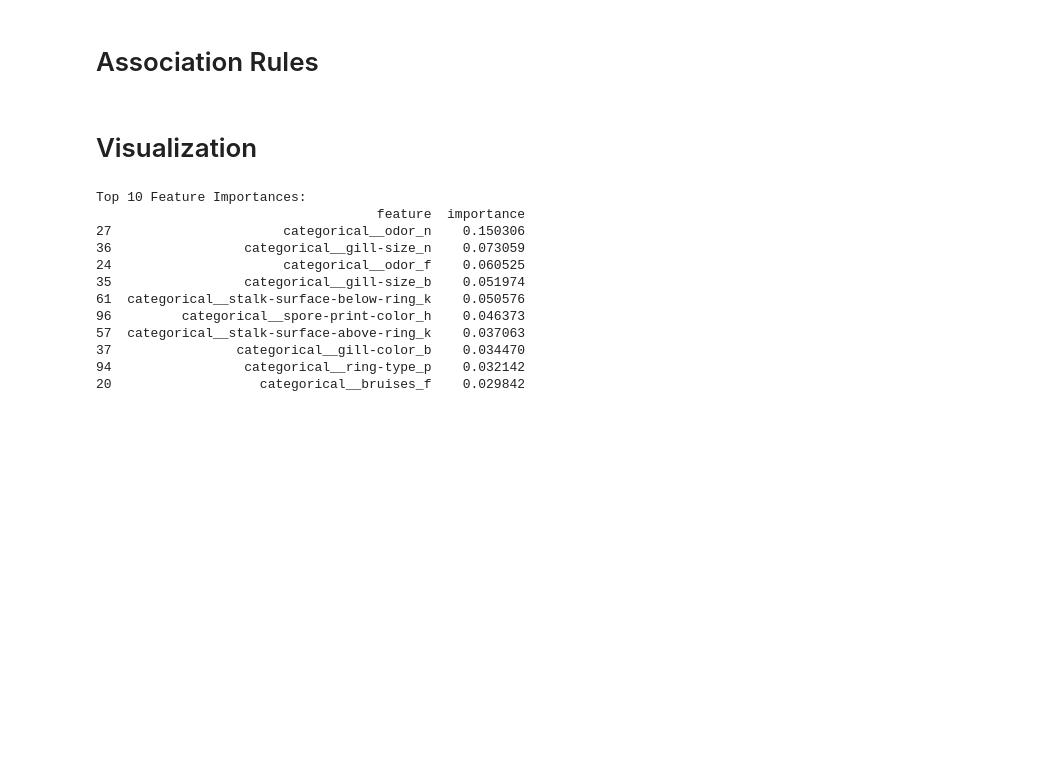
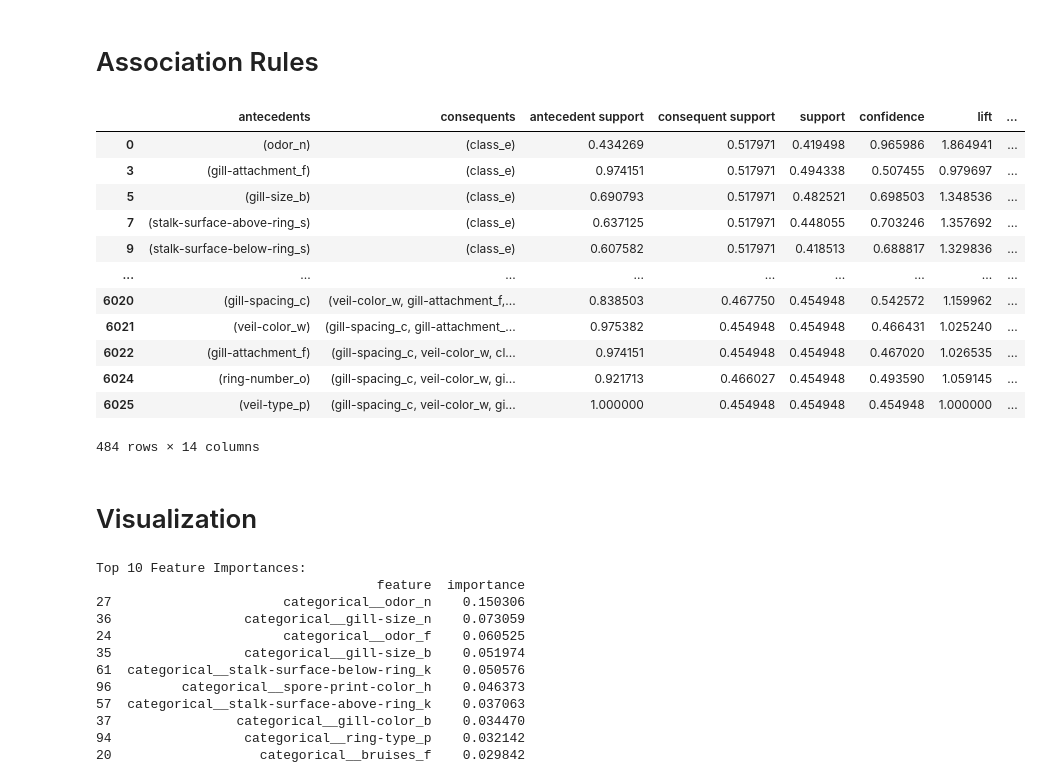
Before and after one commit to Elite1N/ml-playground, a Jupyter notebook: MushroomClassification.ipynb, the cells around one changed output. Saved outputs shown, nothing was run; the diff lists cells and outputs as text; code cells hidden in the pictures; blank space fills up the shorter version.

Commit message:
implement simple aprori for doing association rules

```diff
--- a/MushroomClassification.ipynb
+++ b/MushroomClassification.ipynb
@@ -214,9 +214,30 @@ Parameters: {'classifier': RandomForestClassifier(random_state=42), 'classifier_
 # Association Rules
 # %%
 # TODO: see if there is an easy pattern to recognize which shrooms can be eaten
+# Want to find characteristic rules to better differentiate edible vs poisonous shrooms
+# support = how frequently the itemset appears in the dataset
+# confidence = likelihood that the rule is correct
+# Lift = how much more likely the consequent is, given the antecedent, than without the antecedent
 from mlxtend.frequent_patterns import apriori, association_rules
-frequent_itemsets = apriori(pd.get_dummies(mushroom), min_support=0.8, use_colnames=True)
-rules = association_rules(frequent_itemsets, metric="confidence", min_threshold=0.8)
+frequent_itemsets = apriori(pd.get_dummies(mushroom), min_support=0.4, use_colnames=True) # Get frequent itemsets from a one-hot encoded dataframe
+rules = association_rules(frequent_itemsets, metric="confidence", min_threshold=0.4)
+# rules
+# See ones where consequents contain 'class_e' or 'class_p'
+rules.loc[rules['consequents'].apply(lambda x: 'class_e' in x or 'class_p' in x)]
+# %% [output]
+|  | antecedents | consequents | antecedent support | consequent support | support | confidence | lift | ... |
+| 0 | (odor_n) | (class_e) | 0.434269 | 0.517971 | 0.419498 | 0.965986 | 1.864941 | ... |
+| 3 | (gill-attachment_f) | (class_e) | 0.974151 | 0.517971 | 0.494338 | 0.507455 | 0.979697 | ... |
+| 5 | (gill-size_b) | (class_e) | 0.690793 | 0.517971 | 0.482521 | 0.698503 | 1.348536 | ... |
+| 7 | (stalk-surface-above-ring_s) | (class_e) | 0.637125 | 0.517971 | 0.448055 | 0.703246 | 1.357692 | ... |
+| 9 | (stalk-surface-below-ring_s) | (class_e) | 0.607582 | 0.517971 | 0.418513 | 0.688817 | 1.329836 | ... |
+| ... | ... | ... | ... | ... | ... | ... | ... | ... |
+| 6020 | (gill-spacing_c) | (veil-color_w, gill-attachment_f,... | 0.838503 | 0.467750 | 0.454948 | 0.542572 | 1.159962 | ... |
+| 6021 | (veil-color_w) | (gill-spacing_c, gill-attachment_... | 0.975382 | 0.454948 | 0.454948 | 0.466431 | 1.025240 | ... |
+| 6022 | (gill-attachment_f) | (gill-spacing_c, veil-color_w, cl... | 0.974151 | 0.454948 | 0.454948 | 0.467020 | 1.026535 | ... |
+| 6024 | (ring-number_o) | (gill-spacing_c, veil-color_w, gi... | 0.921713 | 0.466027 | 0.454948 | 0.493590 | 1.059145 | ... |
+| 6025 | (veil-type_p) | (gill-spacing_c, veil-color_w, gi... | 1.000000 | 0.454948 | 0.454948 | 0.454948 | 1.000000 | ... |
+484 rows × 14 columns
 # %% [markdown]
 # Visualization
 # %%
```
Also changed, not shown: parts of 2 cells of this notebook.
